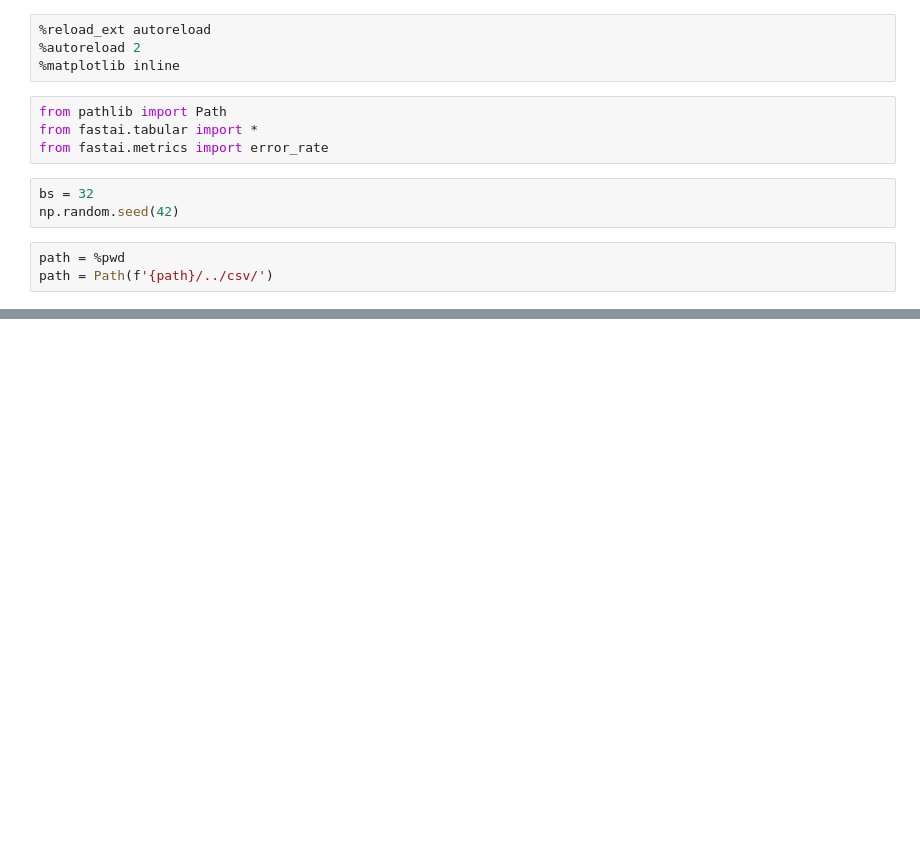
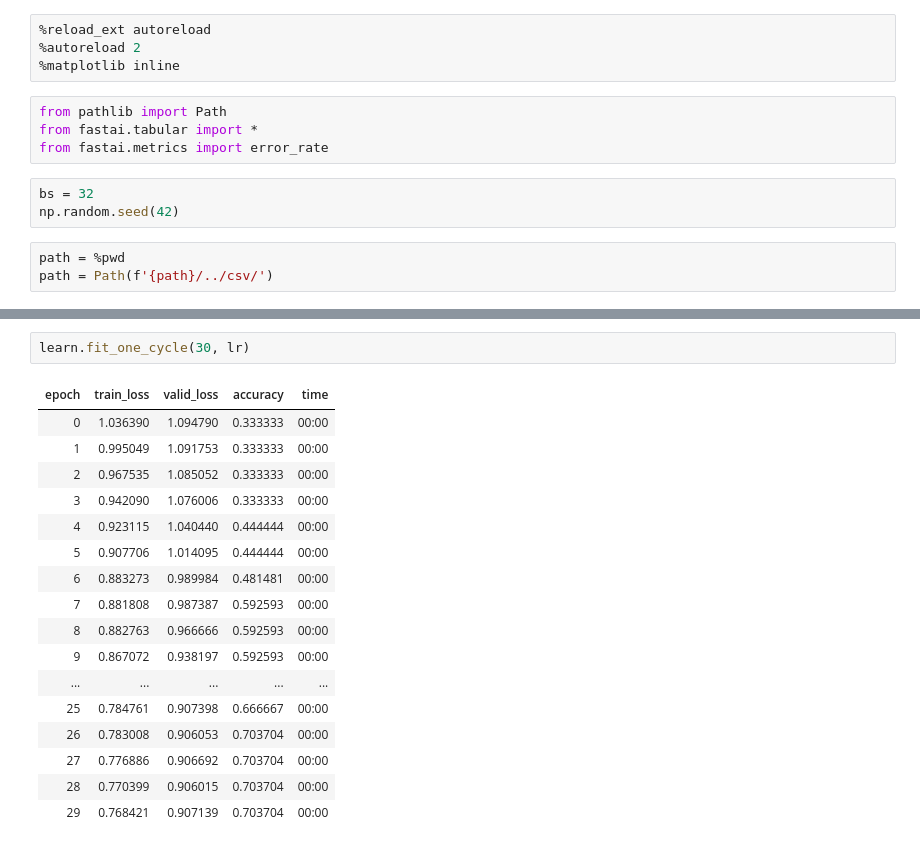
Before and after one commit to skaliy/audio_classification, a Jupyter notebook: nbs/waveform_classification.ipynb, the cells around one changed output, grey strips where cells are left out. Cells and saved outputs as stored; diff of their text form; blank space fills up the shorter version.

Commit message:
wavefrom training and predicition

```diff
--- a/nbs/waveform_classification.ipynb
+++ b/nbs/waveform_classification.ipynb
@@ -26,0 +67,20 @@ df.head()
+# %%
+learn.fit_one_cycle(30, lr)
+# %% [output]
+| epoch | train_loss | valid_loss | accuracy | time |
+| 0 | 1.036390 | 1.094790 | 0.333333 | 00:00 |
+| 1 | 0.995049 | 1.091753 | 0.333333 | 00:00 |
+| 2 | 0.967535 | 1.085052 | 0.333333 | 00:00 |
+| 3 | 0.942090 | 1.076006 | 0.333333 | 00:00 |
+| 4 | 0.923115 | 1.040440 | 0.444444 | 00:00 |
+| 5 | 0.907706 | 1.014095 | 0.444444 | 00:00 |
+| 6 | 0.883273 | 0.989984 | 0.481481 | 00:00 |
+| 7 | 0.881808 | 0.987387 | 0.592593 | 00:00 |
+| 8 | 0.882763 | 0.966666 | 0.592593 | 00:00 |
+| 9 | 0.867072 | 0.938197 | 0.592593 | 00:00 |
+| ... | ... | ... | ... | ... |
+| 25 | 0.784761 | 0.907398 | 0.666667 | 00:00 |
+| 26 | 0.783008 | 0.906053 | 0.703704 | 00:00 |
+| 27 | 0.776886 | 0.906692 | 0.703704 | 00:00 |
+| 28 | 0.770399 | 0.906015 | 0.703704 | 00:00 |
+| 29 | 0.768421 | 0.907139 | 0.703704 | 00:00 |
```
Also changed, not shown: parts of 14 cells of this notebook, 2 other files.
